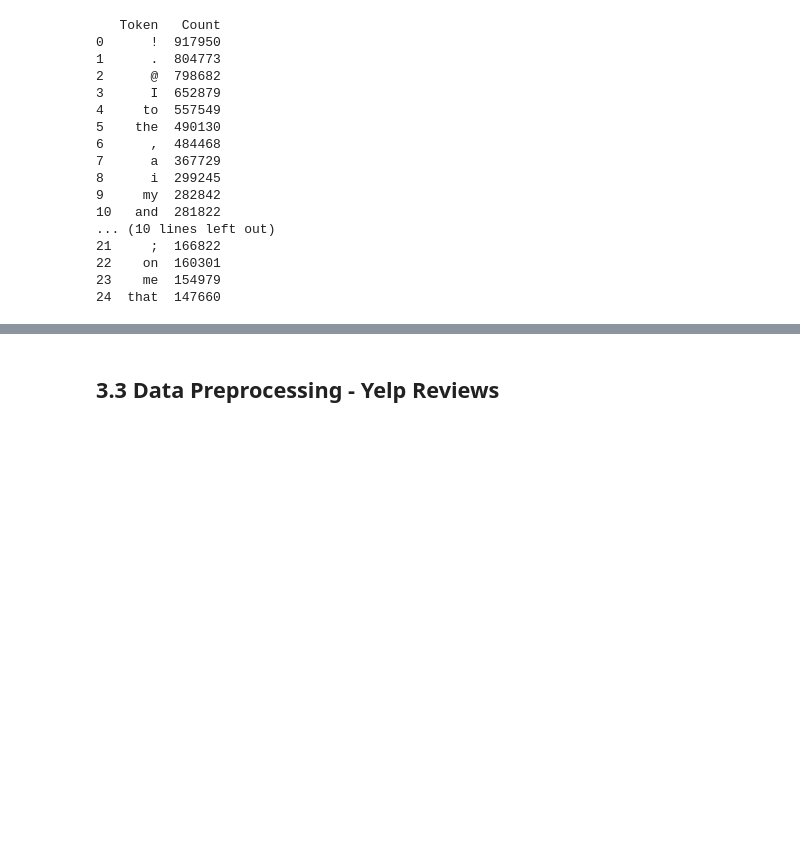
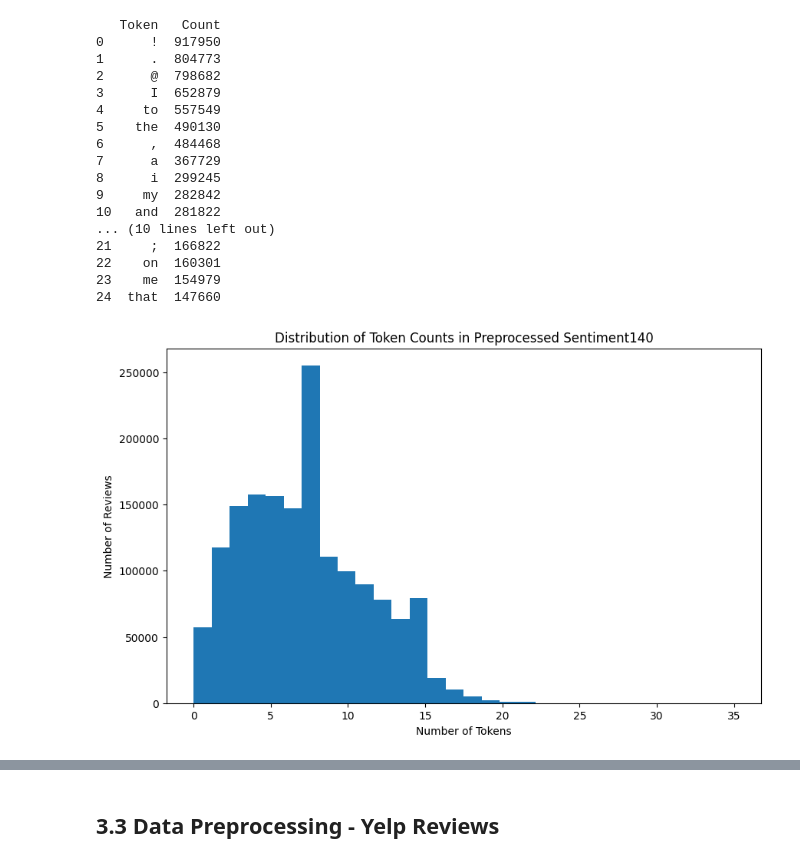
Before and after one commit to Bartosz-Wilkowski/sentiment-analysis, a Jupyter notebook: notebooks/data_preprocessing.ipynb, the cells around one changed output, grey strips where cells are left out. Saved outputs shown, nothing was run; the diff lists cells and outputs as text; code cells hidden in the pictures; blank space fills up the shorter version.

```diff
--- a/notebooks/data_inital_preprocessing.ipynb
+++ b/notebooks/data_preprocessing.ipynb
@@ -211,3 +278,11 @@ DataHandler.display_top_tokens(sentiment140_df, 'Review')
 22    on  160301
 23    me  154979
 24  that  147660
+# %%
+# clean and preprocess data
+sentiment140_preprocessed_df = DataUtils.preprocess_data(sentiment140_df)
+# %%
+# plot the distribution of token counts
+DataUtils.plot_token_distribution(sentiment140_preprocessed_df, 'Preprocessed Sentiment140')
+# %% [output]
+[figure, added]
```
Also changed, not shown: parts of 26 cells of this notebook, 2 other files.
